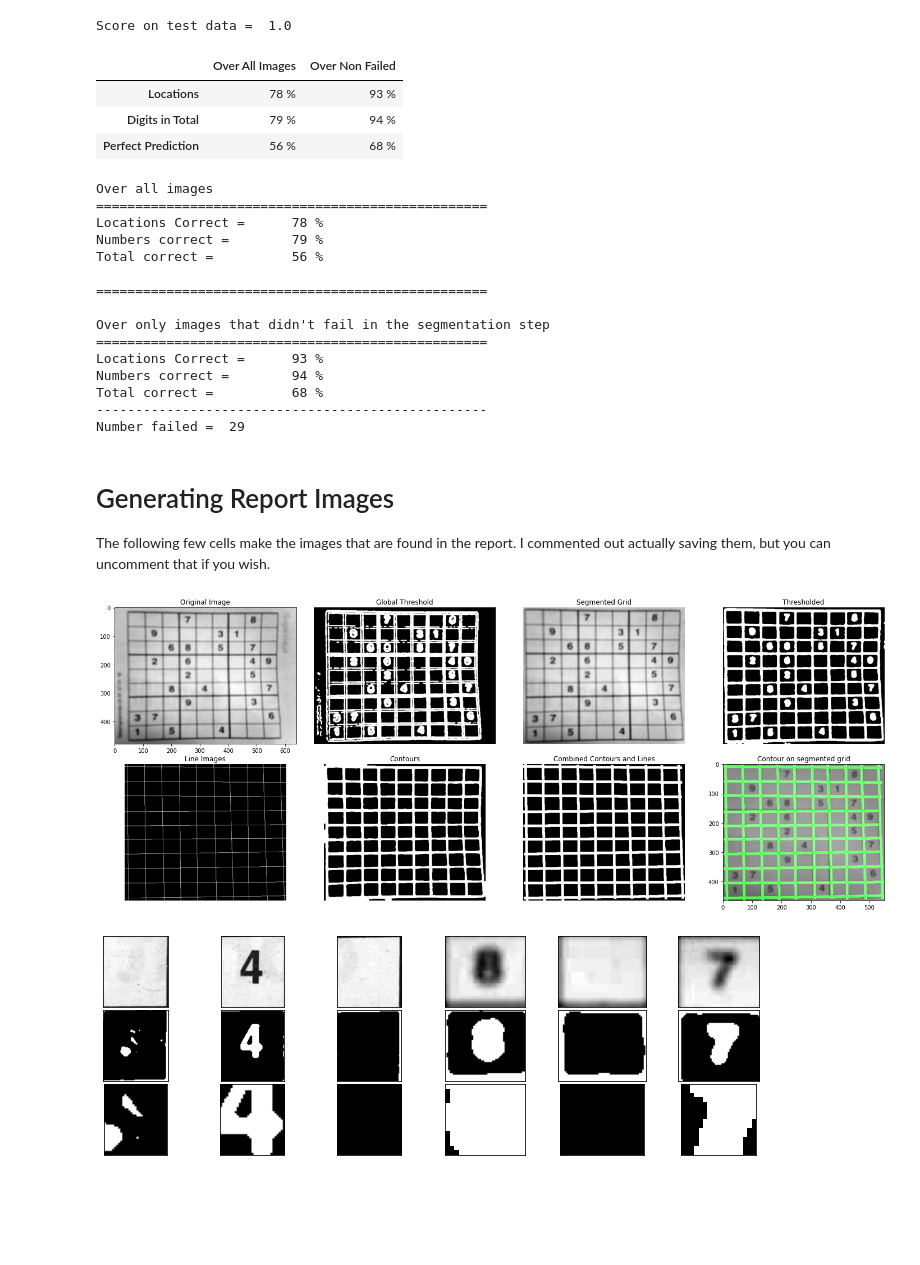
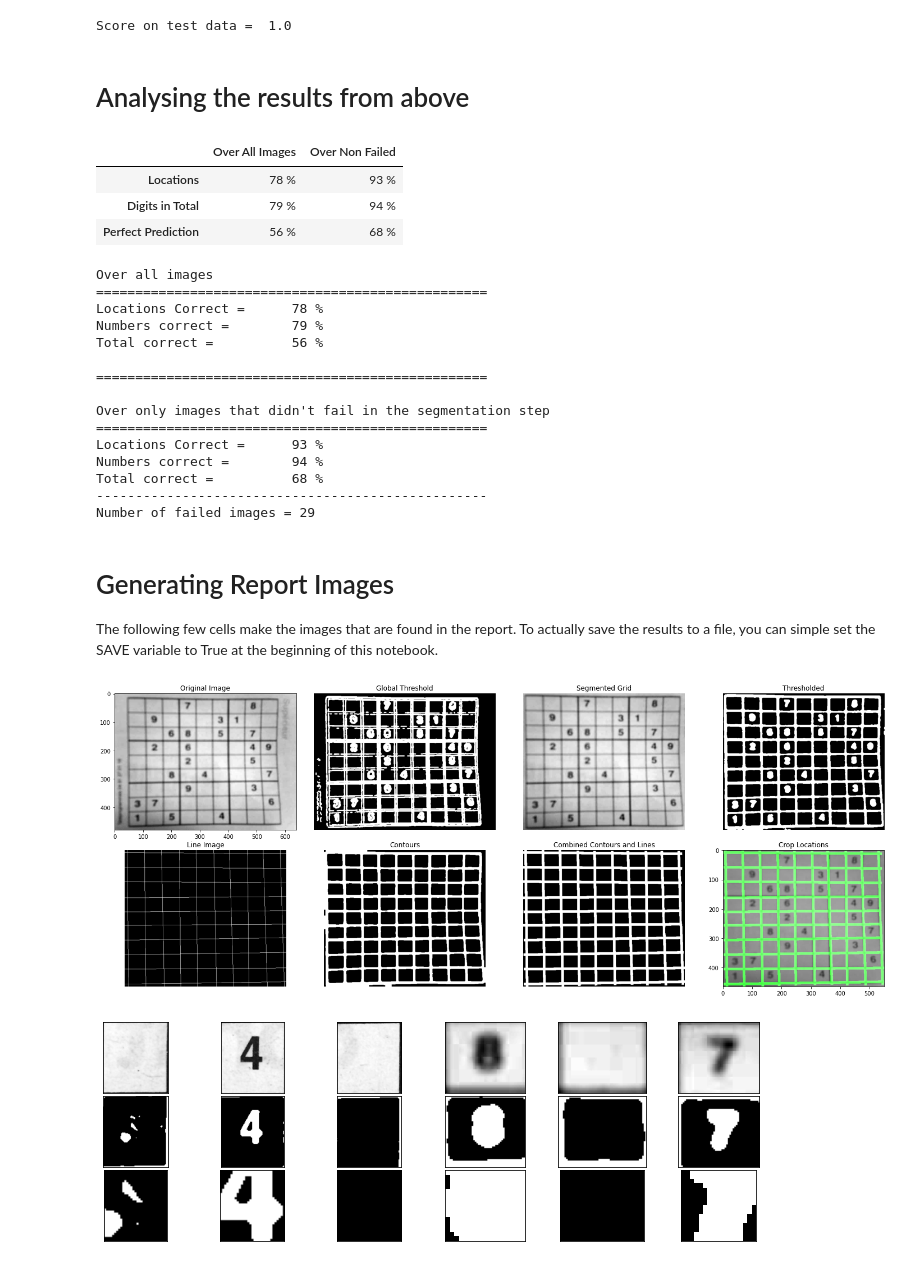
Before and after one commit to Michael-Beukman/ImageProcessingSudoku, a Jupyter notebook: code/SudokuImageRecognition.ipynb, the cells around one changed output. Saved outputs shown, nothing was run; the diff lists cells and outputs as text; code cells hidden in the pictures; blank space fills up the shorter version.

Commit message:
Slightly more commented code, and updated report

```diff
--- a/code/SudokuImageRecognition.ipynb
+++ b/code/SudokuImageRecognition.ipynb
@@ -415,8 +420,9 @@ def d_fix(l):
     l = morph.dilation(l, morph.rectangle(5, 5))
     return l;
 
-def get_cropped_adaptive(line_img: np.ndarray, contour_image: np.ndarray, main: np.ndarray):
-    # Takes in the line image, contour image and the main image and tries multiple different slight variations
+def get_cropped_adaptive(line_img: np.ndarray, contour_image: np.ndarray, main: np.ndarray) -> List[Tuple[np.ndarray, np.ndarray]]:
+    # Takes in the line image, contour image and the main image and tries multiple different slight variations.
+    # Failing here means not being able to extract 81 different cells.
     # We first do the normal method, but if that fails, we try different ways of cleaning and repairing the lines.
     # We return the mask and contour result from crop_based_on_hough_and_contours.
     proper_cropped = None
@@ -450,11 +456,11 @@ def get_cropped_adaptive(line_img: np.ndarray, contour_image: np.ndarray, main:
         proper_cropped = crop_based_on_hough_and_contours(combined_contours_lines, main, do_return_contours=False, do_fix_lines=do_fix)
     return proper_cropped
 
-def get_segmentation_results(image: np.ndarray) -> Union[Tuple[int, int], Dict[str, Any]]:
+def get_segmentation_results(image: np.ndarray) -> Dict[str, Any]:
     """Performs all the tasks to segment the given images.
 
     Args:
-        all_images (List[np.ndarray]): List of images to process.
+        image (np.ndarray): Image to process.
 
     Returns:
         Dict[str, Any]: Dictionary of intermediate states.
@@ -471,8 +477,8 @@ def get_segmentation_results(image: np.ndarray) -> Union[Tuple[int, int], Dict[s
 
     # Find Hough lines
     vals = get_proper_gridlines(contour_image)
+    line_img, coords, angles = vals
 
-    line_img, coords, angles = vals
     # Combine them
     combined_contours_lines = d_fix(line_img) * d_fix(contour_image)
 
@@ -762,5 +776,7 @@ for index, (d, a) in enumerate(zip(all_proper_data, all_answers)):
         pass
 # Normalise
 scores['total_digits'] = scores['total_digits'] / overall_number_of_digits
+# %% [markdown]
+# Analysing the results from above
 # %%
 # Print the results.
@@ -801,7 +820,7 @@ print("Locations Correct =\t", pretty(scores['locations'] / len(all_proper_data)
 print("Numbers correct =\t", pretty(scores['total_digits'] ))
 print("Total correct =\t\t", pretty(scores['total'] / len(all_proper_data)))
 print("-" * 50)
-print("Number failed = ", len(faileds))
+print("Number of failed images =", len(faileds))
 # %% [output]
 Over all images
 ==================================================
@@ -817,39 +836,41 @@ Locations Correct =      93 %
 Numbers correct =        94 %
 Total correct =          68 %
 --------------------------------------------------
-Number failed =  29
+Number of failed images = 29
 # %% [markdown]
 # Generating Report Images
-The following few cells make the images that are found in the report. I commented out actually saving them, but you can uncomment that if you wish.
+The following few cells make the images that are found in the report. To actually save the results to a file, you can simple set the SAVE variable to True at the beginning of this notebook.
 # %%
+# Show intermediate steps.
+
 TEST_IMAGES = [1, 10, 100, 1000, 22, 40, 50, 61]
 alls = [get_img_and_data(f'image{i}') for i in TEST_IMAGES]
 test_images = [i[0] for i in alls]
 test_data = [i[1] for i in alls]
 # Get results
 all_results = [get_segmentation_results(i) for i in test_images]
 
 fig, axs = plt.subplots(2, 4, figsize=(20, 8))
 axs = axs.ravel()
 keys = ['og_binary', 'main', 'thresholded_img', 'line_img', 'contours', 'combined_contour_lines']
-words = ['Original Image','Global Threshold', 'Segmented Grid', 'Thresholded', 'Line Images', 'Contours', 'Combined Contours and Lines', 'Contour on segmented grid']
+words = ['Original Image','Global Threshold', 'Segmented Grid', 'Thresholded', 'Line Image', 'Contours', 'Combined Contours and Lines', 'Crop Locations']
 # Show intermediate states
 for k, ax in zip(keys, axs[1:]):
     ax.imshow(all_results[0][k], cmap='gray')
     ax.axis('off')
 axs[0].imshow(test_images[0], cmap='gray')
 for word, ax in zip(words, axs):
     ax.set_title(word)
 t = all_results[0]['main'].copy()
 og_img_in_rgb = np.stack([t[:, :]] * 3,axis=2).astype(np.int32)
 og_img_in_rgb[:, :, 1] += all_results[0]['combined_contour_lines'] * 255
 og_img_in_rgb = np.clip(og_img_in_rgb, 0, 255)
 axs[-1].imshow(og_img_in_rgb)
 plt.tight_layout()
 if SAVE:
     plt.savefig('results/segmentation.jpg')
 # %% [output]
-[figure, old version]
+[figure, new version]
 # %%
 # Show which ones are empty and not
 def plot_digit_empties():
```
Also changed, not shown: parts of 16 cells of this notebook, 6 other files.
